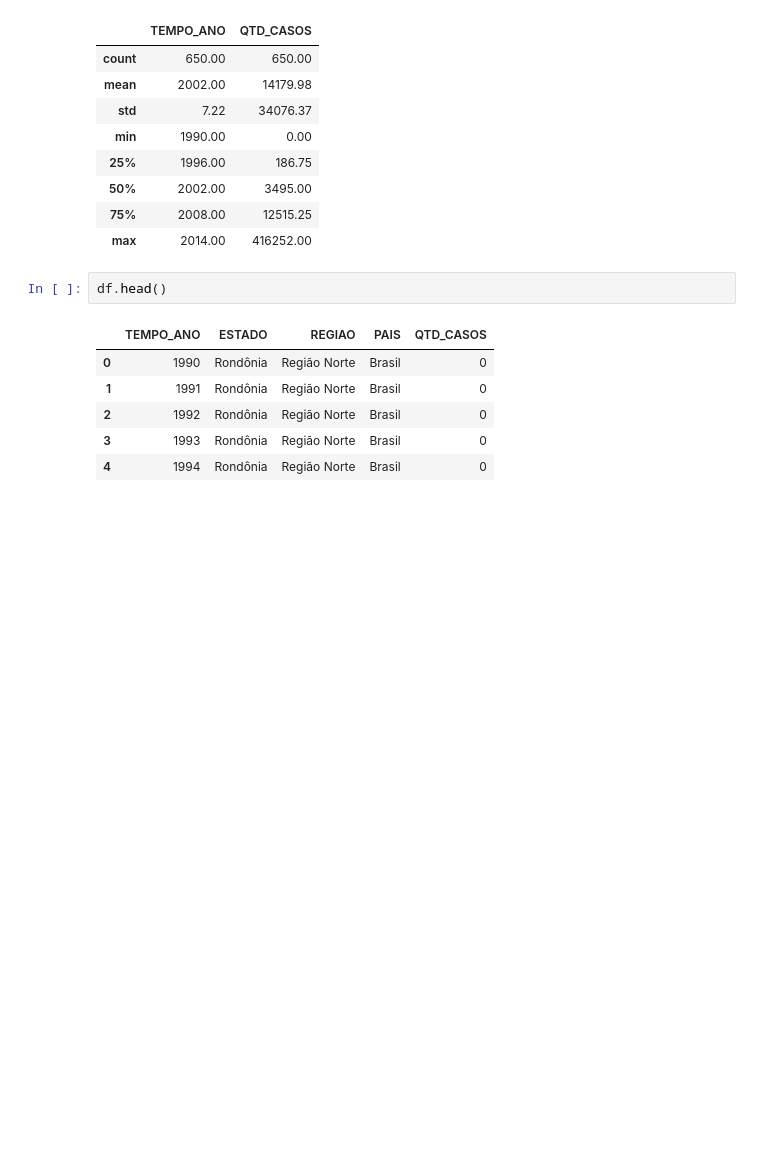
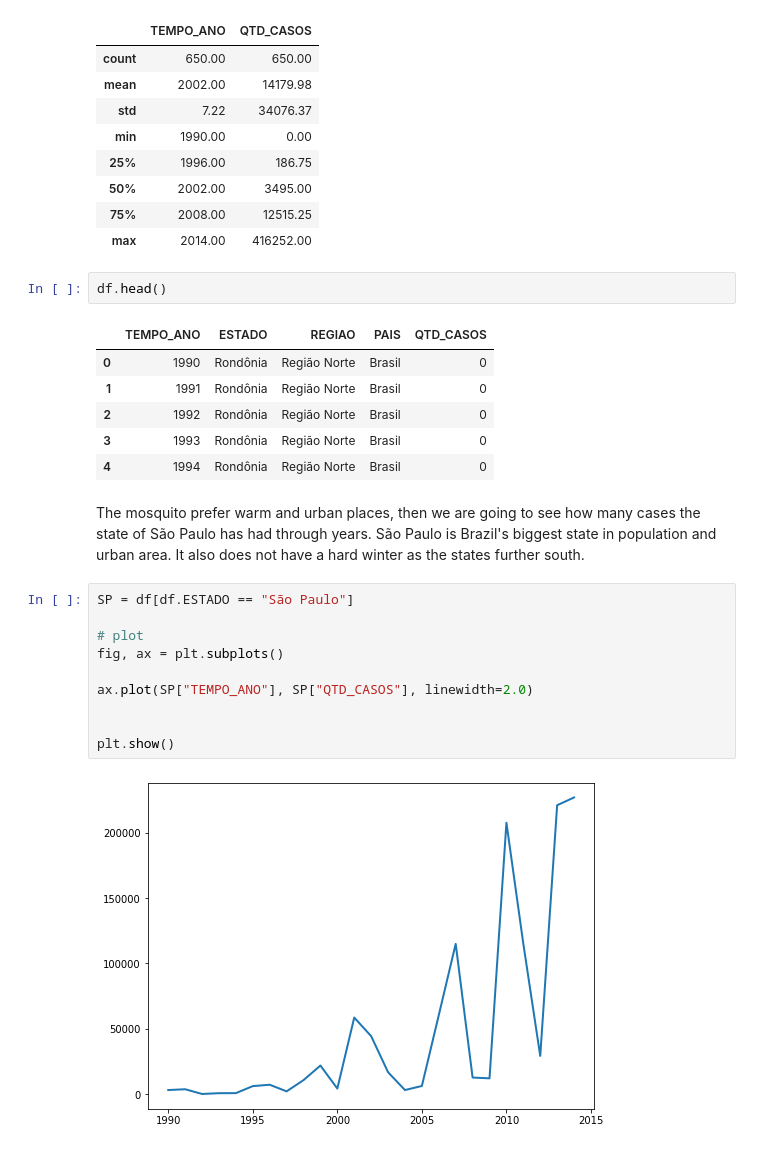
Before and after one commit to luis-fnogueira/dengue-study, a Jupyter notebook: dengue_EAD.ipynb, the cells around one changed output. Drawn from its saved outputs; the diff is of its cells as text; blank space fills up the shorter version.

Commit message:
Primeiro plot

```diff
--- a/dengue_EAD.ipynb
+++ b/dengue_EAD.ipynb
@@ -44,3 +46,18 @@ df.head()
 | 2 | 1992 | Rondônia | Região Norte | Brasil | 0 |
 | 3 | 1993 | Rondônia | Região Norte | Brasil | 0 |
 | 4 | 1994 | Rondônia | Região Norte | Brasil | 0 |
+# %% [markdown]
+The mosquito prefer warm and urban places, then we are going to see how many cases the state of São Paulo has had through years.
+São Paulo is Brazil's biggest state in population and urban area. It also does not have a hard winter as the states further south.
+# %%
+SP = df[df.ESTADO == "São Paulo"]
+
+# plot
+fig, ax = plt.subplots()
+
+ax.plot(SP["TEMPO_ANO"], SP["QTD_CASOS"], linewidth=2.0)
+
+
+plt.show()
+# %% [output]
+[figure, added]
```
Also changed, not shown: parts of 1 cell of this notebook.
